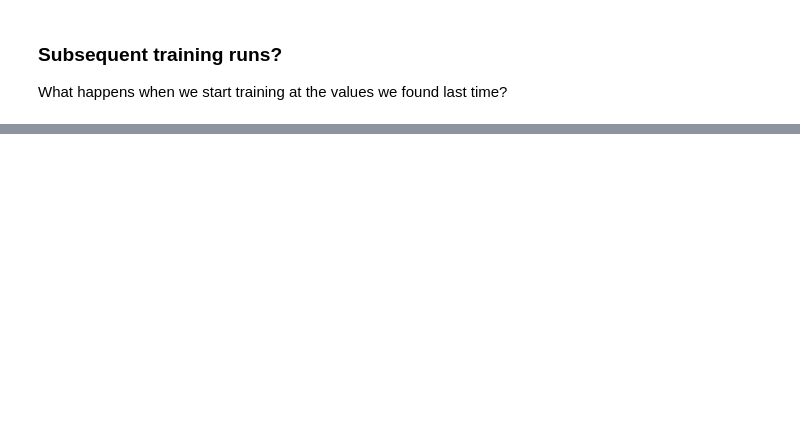
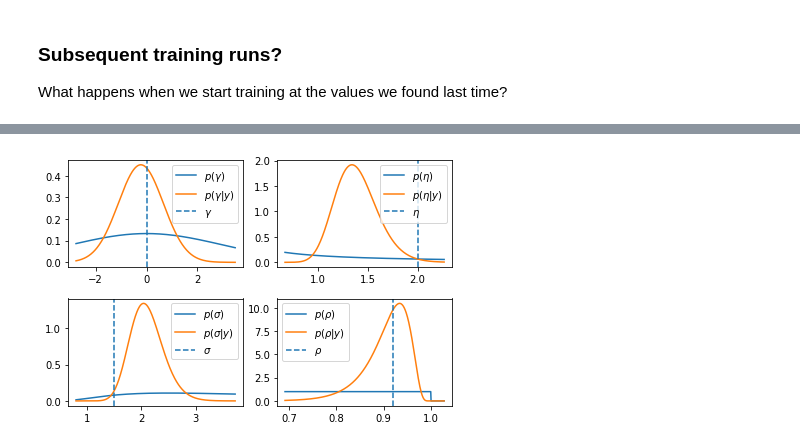
Before and after one commit to kuperov/ptvi, a Jupyter notebook: docs/run local level model.ipynb, the cells around one changed output, grey strips where cells are left out. Cells and saved outputs as stored; diff of their text form; code cells hidden in the pictures; blank space fills up the shorter version.

```diff
--- a/docs/run local level model.ipynb
+++ b/docs/run local level model.ipynb
@@ -156,0 +154,4 @@ fit.plot_elbos()
+# %%
+fit.plot_global_marginals(**params)
+# %% [output]
+[figure, added]
```
Also changed, not shown: parts of 8 cells of this notebook, 2 other files.
